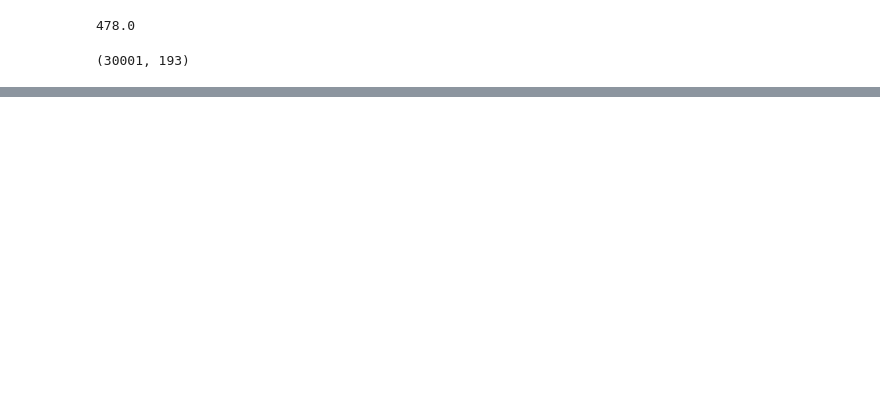
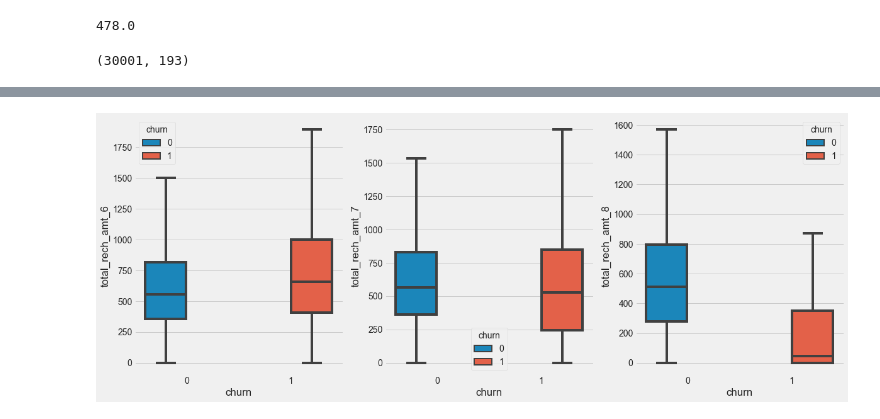
Before and after one commit to subhasisj/Upgrad-PGD-ML---AI, a Jupyter notebook: Assignments/Telecom-Churn-Assignment/telecom-sustomer-churn-prediction.ipynb, the cells around one changed output, grey strips where cells are left out. Saved outputs shown, nothing was run; the diff lists cells and outputs as text; code cells hidden in the pictures; blank space fills up the shorter version.

```diff
--- a/Assignments/Telecom-Churn-Assignment/telecom-sustomer-churn-prediction.ipynb
+++ b/Assignments/Telecom-Churn-Assignment/telecom-sustomer-churn-prediction.ipynb
@@ -537,0 +589,5 @@ print(telecom_data.shape)
+# %%
+high_value_customers_df = high_value_customers_df.loc[:,~high_value_customers_df.columns.str.endswith('_9')]
+# %%
+high_value_customers_df.reset_index(drop=True,inplace=True)
+high_value_customers_df.head()
@@ -537,0 +602,17 @@ print(telecom_data.shape)
+# %%
+def box_plot_for_feature(df,feature_without_month):
+    plt.figure(figsize=(18,7))
+    plt.subplot(1,3,1)
+    sns.boxplot(data = df, y = feature_without_month+'_6' ,x="churn",hue="churn",showfliers=False)
+
+    plt.subplot(1,3,2)
+    sns.boxplot(data = df, y = feature_without_month+'_7' ,x="churn",hue="churn",showfliers=False)
+
+    plt.subplot(1,3,3)
+    sns.boxplot(data = df, y = feature_without_month+'_8' ,x="churn",hue="churn",showfliers=False)
+
+    plt.show()
+# %%
+box_plot_for_feature(high_value_customers_df,'total_rech_amt')
+# %% [output]
+[figure, added]
```
Also changed, not shown: parts of 35 cells of this notebook, 1 other file.
